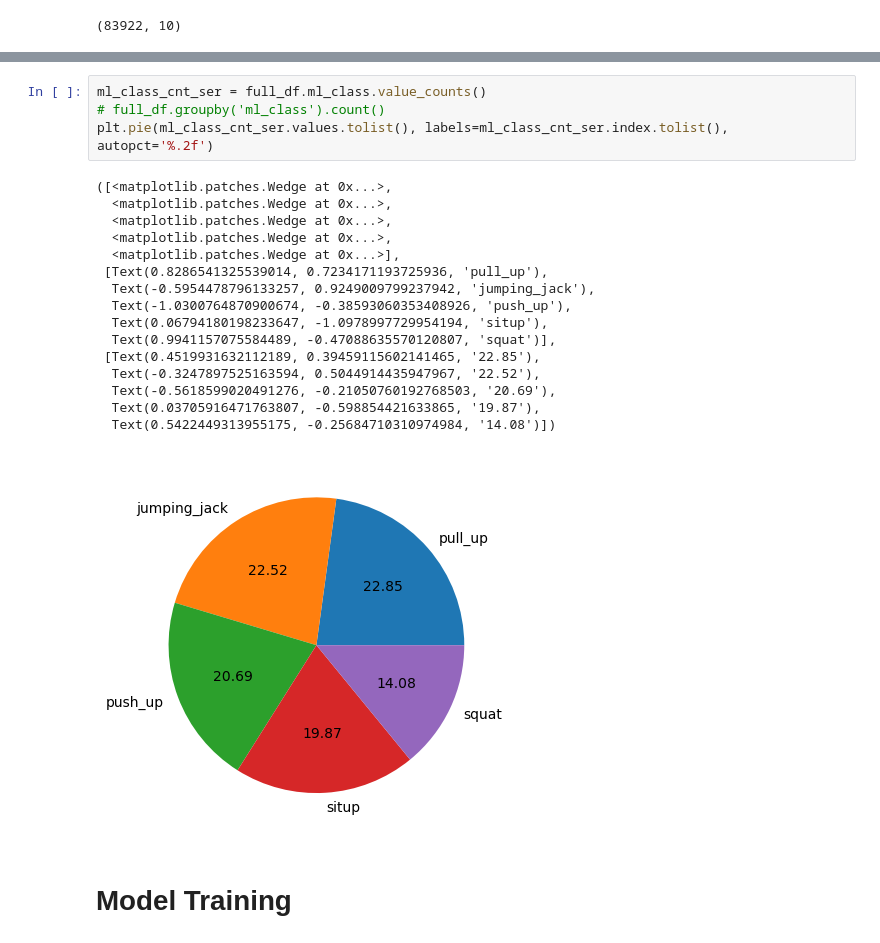
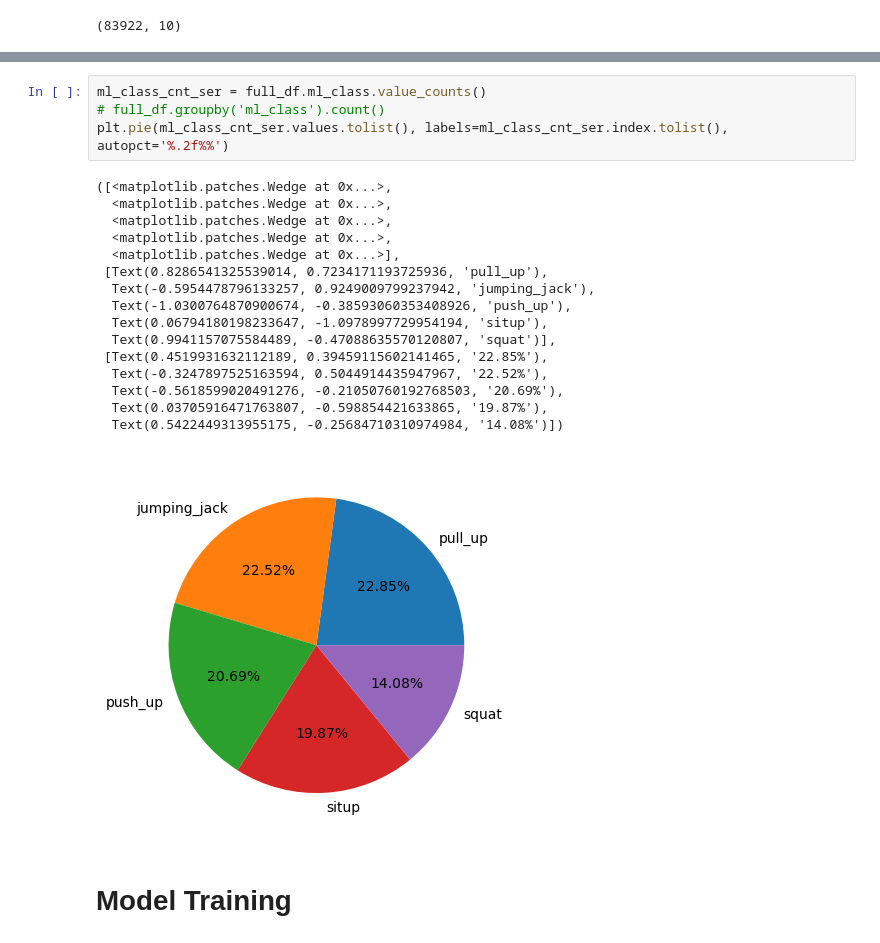
Before and after one commit to GhaithAshkar/Virtual-Gym, a Jupyter notebook: model/gym_ai_model_training v2-checkpoint.ipynb, the cells around one changed output, grey strips where cells are left out. Drawn from its saved outputs; the diff is of its cells as text.

```diff
--- a/model/gym_ai_model_training v2-checkpoint.ipynb
+++ b/model/gym_ai_model_training v2-checkpoint.ipynb
@@ -73,24 +111,24 @@ full_df.describe()
 # %%
 ml_class_cnt_ser = full_df.ml_class.value_counts()
 # full_df.groupby('ml_class').count()
-plt.pie(ml_class_cnt_ser.values.tolist(), labels=ml_class_cnt_ser.index.tolist(), autopct='%.2f')
+plt.pie(ml_class_cnt_ser.values.tolist(), labels=ml_class_cnt_ser.index.tolist(), autopct='%.2f%%')
 # %% [output]
 ([<matplotlib.patches.Wedge at 0x...>,
   <matplotlib.patches.Wedge at 0x...>,
   <matplotlib.patches.Wedge at 0x...>,
   <matplotlib.patches.Wedge at 0x...>,
   <matplotlib.patches.Wedge at 0x...>],
  [Text(0.8286541325539014, 0.7234171193725936, 'pull_up'),
   Text(-0.5954478796133257, 0.9249009799237942, 'jumping_jack'),
   Text(-1.0300764870900674, -0.38593060353408926, 'push_up'),
   Text(0.06794180198233647, -1.0978997729954194, 'situp'),
   Text(0.9941157075584489, -0.47088635570120807, 'squat')],
- [Text(0.4519931632112189, 0.39459115602141465, '22.85'),
-  Text(-0.3247897525163594, 0.5044914435947967, '22.52'),
-  Text(-0.5618599020491276, -0.21050760192768503, '20.69'),
-  Text(0.03705916471763807, -0.598854421633865, '19.87'),
-  Text(0.5422449313955175, -0.25684710310974984, '14.08')])
+ [Text(0.4519931632112189, 0.39459115602141465, '22.85%'),
+  Text(-0.3247897525163594, 0.5044914435947967, '22.52%'),
+  Text(-0.5618599020491276, -0.21050760192768503, '20.69%'),
+  Text(0.03705916471763807, -0.598854421633865, '19.87%'),
+  Text(0.5422449313955175, -0.25684710310974984, '14.08%')])
-[figure, old version]
+[figure, new version]
 # %% [markdown]
 # Model Training
 # %%
```
Also changed, not shown: parts of 13 cells of this notebook, 6 other files.
